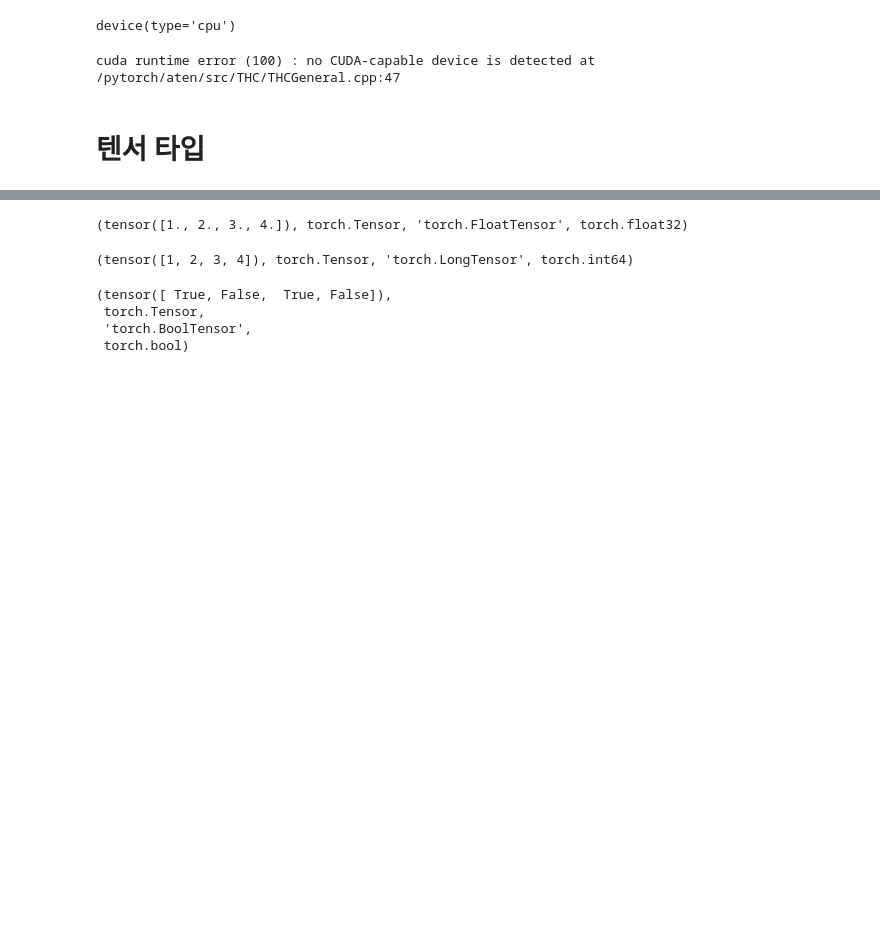
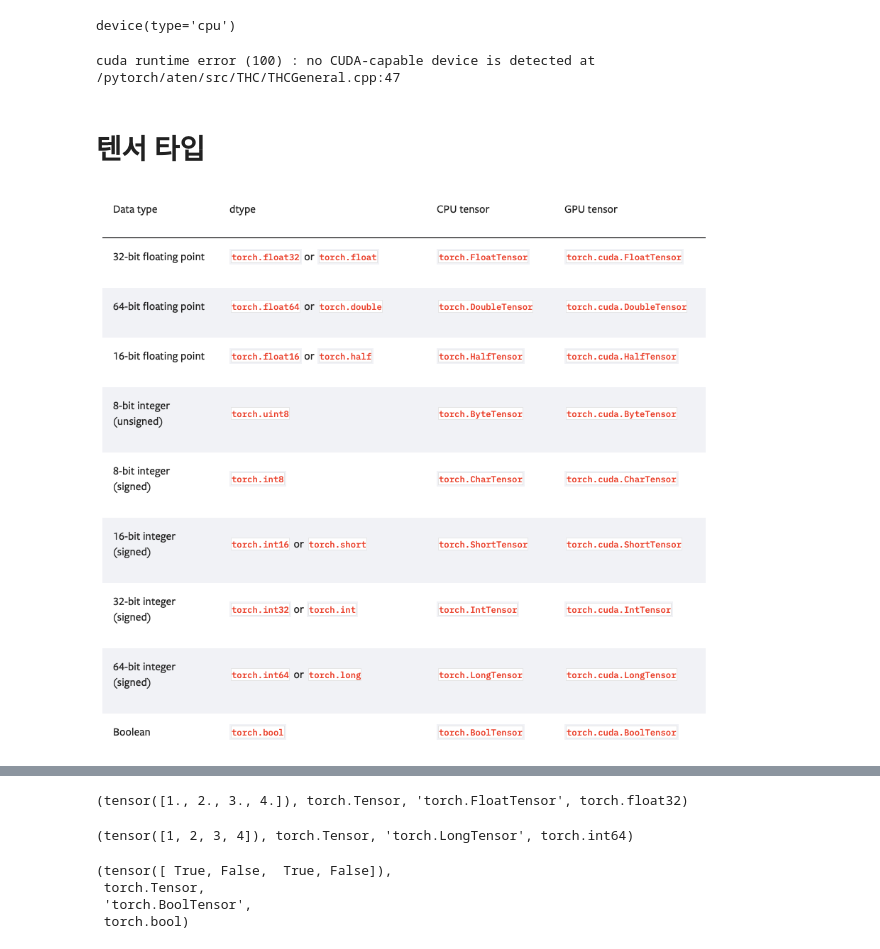
Before and after one commit to JiwooOh-kr/BusanAIDeveloperCourse_AI, a Jupyter notebook: 3_DeepLearning/08_pyTorch 기초.ipynb, the cells around one changed output, grey strips where cells are left out. Saved outputs shown, nothing was run; the diff lists cells and outputs as text; code cells hidden in the pictures; blank space fills up the shorter version.

Commit message:
Update 08_pyTorch 기초.ipynb by Colab

```diff
--- a/3_DeepLearning/08_pyTorch 기초.ipynb
+++ b/3_DeepLearning/08_pyTorch 기초.ipynb
@@ -166,4 +173,8 @@ try :
 except Exception as e : pass
 # %% [markdown]
 # 텐서 타입
+# %%
+Image('/content/drive/My Drive/2020_AI_Busan/4_DeepLearning/pic/torch2.png')
+# %% [output]
+[figure, added]
 # %% [markdown]
```
Also changed, not shown: parts of 12 cells of this notebook.
